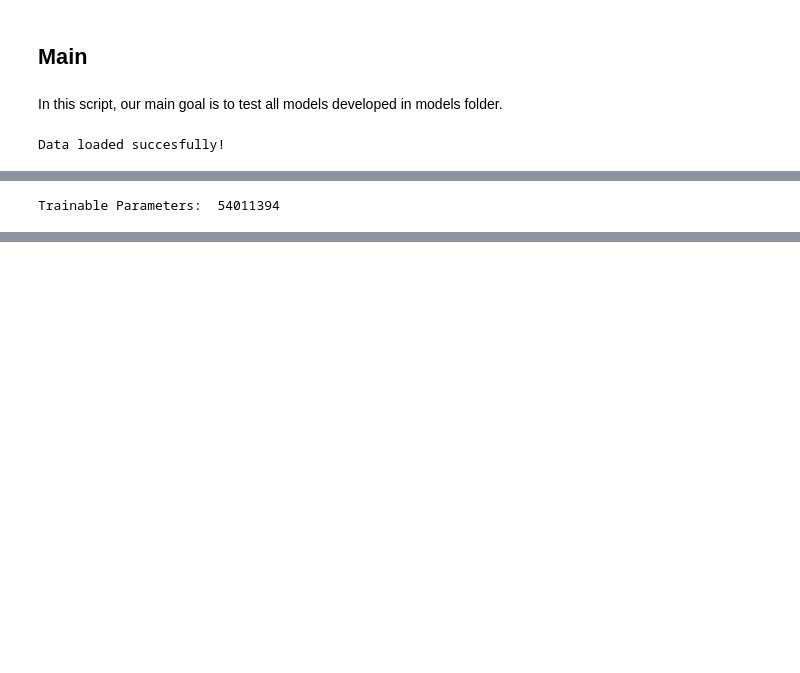
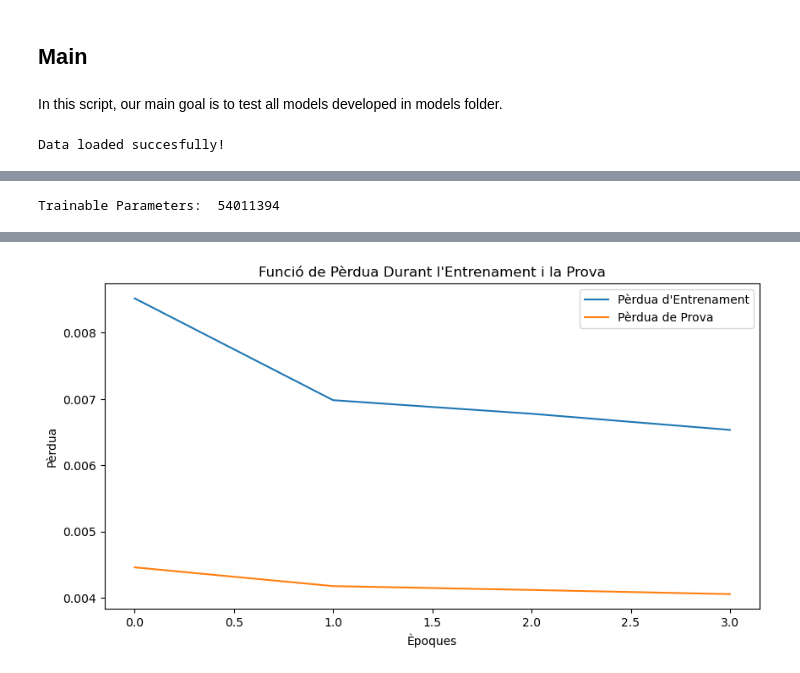
Before and after one commit to Joan13the13the13/DogsCatsNeuralNetwork, a Jupyter notebook: main.ipynb, the cells around one changed output, grey strips where cells are left out. Cells and saved outputs as stored; diff of their text form; code cells hidden in the pictures; blank space fills up the shorter version.

Commit message:
training AlexNet done

```diff
--- a/main.ipynb
+++ b/main.ipynb
@@ -58,8 +59,22 @@ lr = 1e-1
 model = BinaryAlexNet().to(device)
 optimizer = optim.SGD(model.parameters(), lr=lr)
 
-trainer=ModelTrainer(train_loader,test_loader,optimizer,F.cross_entropy,4)
+trainer = ModelTrainer(train_loader,test_loader,optimizer,F.cross_entropy,4)
 
-trainer.train_test(model,device)
+train_loss, test_loss = trainer.train_test(model, device)
+
+# Guardem els pesos del model
+path_to_save = 'model_weights_Binary_Alex_Net.pth'
+torch.save(model.state_dict(), path_to_save)
+
+# Creant el gràfic de pèrdua
+plt.figure(figsize=(10, 5))
+plt.plot(train_loss, label='Pèrdua d\'Entrenament')
+plt.plot(test_loss, label='Pèrdua de Prova')
+plt.title('Funció de Pèrdua Durant l\'Entrenament i la Prova')
+plt.xlabel('Èpoques')
+plt.ylabel('Pèrdua')
+plt.legend()
+plt.show()
 # %% [output]
 Trainable Parameters:  54011394
@@ -66,3 +85,4 @@ Trainable Parameters:  54011394
+[figure, added]
 # %%
 class AdroBalaNet(nn.Module):
     def __init__(self):
```
Also changed, not shown: parts of 3 cells of this notebook, 3 other files.
